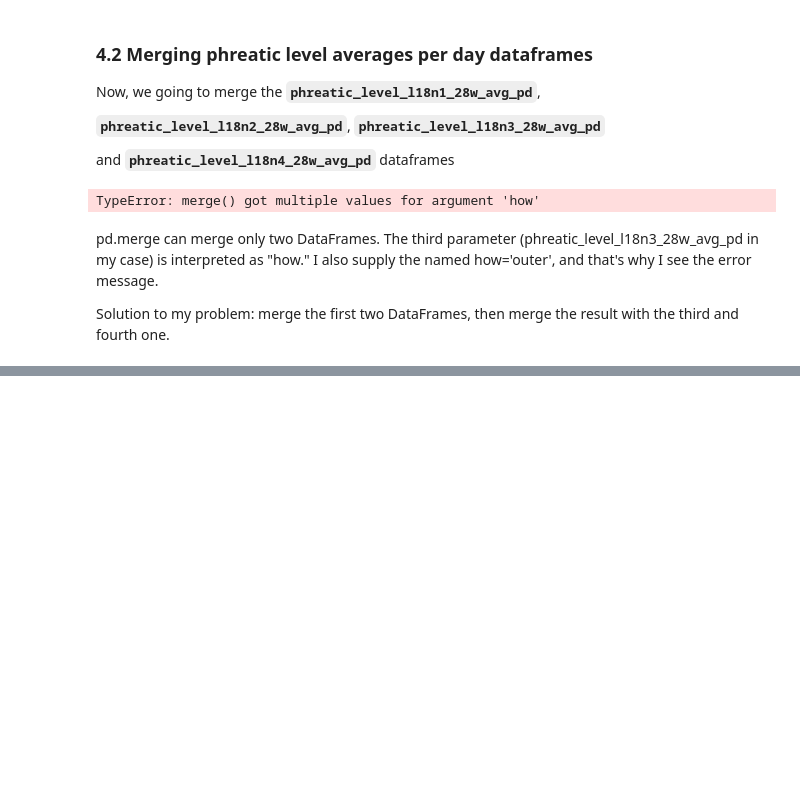
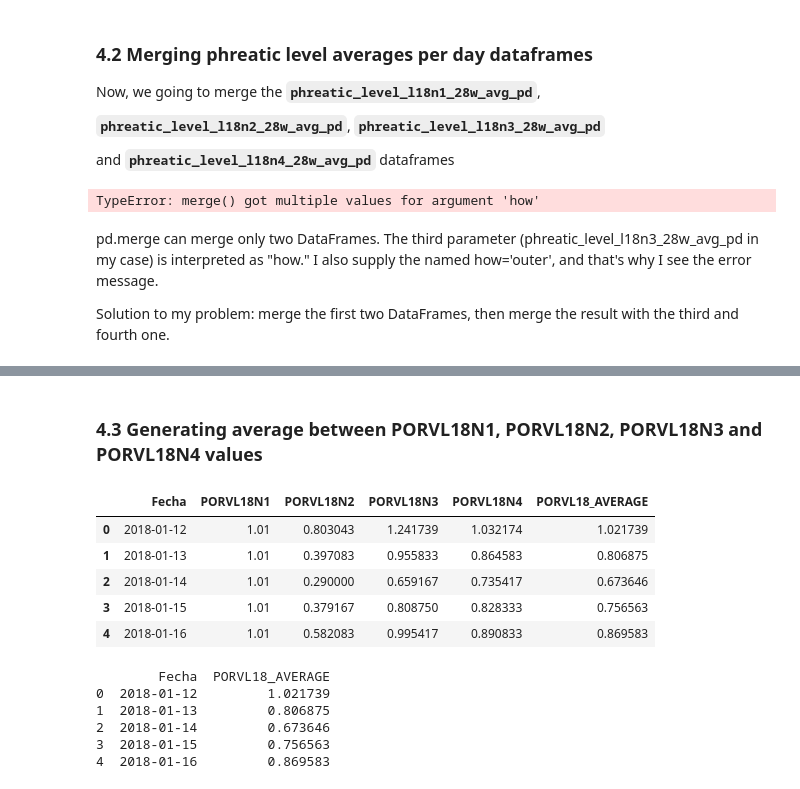
Before and after one commit to bgarcial/sioma_project, a Jupyter notebook: notebooks/averaging_data/PhreaticLevel/28-weeks_January-12_August-03_2018/03-bgarcial-phreatic_level_generating_average_between-nodes_values.ipynb, the cells around one changed output, grey strips where cells are left out. Cells and saved outputs as stored; diff of their text form; code cells hidden in the pictures; blank space fills up the shorter version.

Commit message:
Merging PORVL18N1 with N2,N3,N4 to generate average.

```diff
--- a/notebooks/averaging_data/PhreaticLevel/28-weeks_January-12_August-03_2018/03-bgarcial-phreatic_level_generating_average_between-nodes_values.ipynb
+++ b/notebooks/averaging_data/PhreaticLevel/28-weeks_January-12_August-03_2018/03-bgarcial-phreatic_level_generating_average_between-nodes_values.ipynb
@@ -512,0 +515,3 @@ Solution to my problem: merge the first two DataFrames, then merge the result wi
+# %%
+# https://pandas.pydata.org/pandas-docs/stable/generated/pandas.DataFrame.merge.html
+phreatic_level_l18_n1_n2_28w_avg_pd = pd.merge(phreatic_level_l18n1_28w_avg_pd, phreatic_level_l18n2_28w_avg_pd, how='inner', on='Fecha')
@@ -512,0 +529,2 @@ Solution to my problem: merge the first two DataFrames, then merge the result wi
+# %%
+phreatic_level_l18_n3_n4_28w_avg_pd = pd.merge(phreatic_level_l18n3_28w_avg_pd, phreatic_level_l18n4_28w_avg_pd, how='inner', on='Fecha')
@@ -512,0 +547,2 @@ Solution to my problem: merge the first two DataFrames, then merge the result wi
+# %%
+phreatic_level_l18_28w_avg_pd = pd.merge(phreatic_level_l18_n1_n2_28w_avg_pd, phreatic_level_l18_n3_n4_28w_avg_pd, how='inner', on='Fecha')
@@ -512,0 +558,13 @@ Solution to my problem: merge the first two DataFrames, then merge the result wi
+# %% [markdown]
+### 4.3 Generating average between PORVL18N1, PORVL18N2, PORVL18N3 and PORVL18N4 values
+# %%
+phreatic_level_l18_28w_avg_pd['PORVL18_AVERAGE'] = phreatic_level_l18_28w_avg_pd.mean(axis=1)
+# %%
+phreatic_level_l18_28w_avg_pd.head()
+# %% [output]
+|  | Fecha | PORVL18N1 | PORVL18N2 | PORVL18N3 | PORVL18N4 | PORVL18_AVERAGE |
+| 0 | 2018-01-12 | 1.01 | 0.803043 | 1.241739 | 1.032174 | 1.021739 |
+| 1 | 2018-01-13 | 1.01 | 0.397083 | 0.955833 | 0.864583 | 0.806875 |
+| 2 | 2018-01-14 | 1.01 | 0.290000 | 0.659167 | 0.735417 | 0.673646 |
+| 3 | 2018-01-15 | 1.01 | 0.379167 | 0.808750 | 0.828333 | 0.756563 |
+| 4 | 2018-01-16 | 1.01 | 0.582083 | 0.995417 | 0.890833 | 0.869583 |
@@ -512,0 +579,17 @@ Solution to my problem: merge the first two DataFrames, then merge the result wi
+# %%
+phreatic_level_l18_28w_avg_pd = phreatic_level_l18_28w_avg_pd[['Fecha', 'PORVL18_AVERAGE']]
+print(phreatic_level_l18_28w_avg_pd.head())
+
+# Export phreatic_level_l18_28w_avg_pd dataframe
+# Fecha | PORVL18_AVERAGE |
+#       |                |
+phreatic_level_l18_28w_avg_pd.to_csv( '../../../../data/interim/PhreaticLevel/'  \
+                            '28-weeks_January-12_August-03_2018/PhreaticLevelAverage_by-Lot/' \
+                            'PORVL18_average_per-day.csv', sep=',', header=True, index=False)
+# %% [output]
+        Fecha  PORVL18_AVERAGE
+0  2018-01-12         1.021739
+1  2018-01-13         0.806875
+2  2018-01-14         0.673646
+3  2018-01-15         0.756563
+4  2018-01-16         0.869583
```
Also changed, not shown: parts of 7 cells of this notebook, 2 other files.
